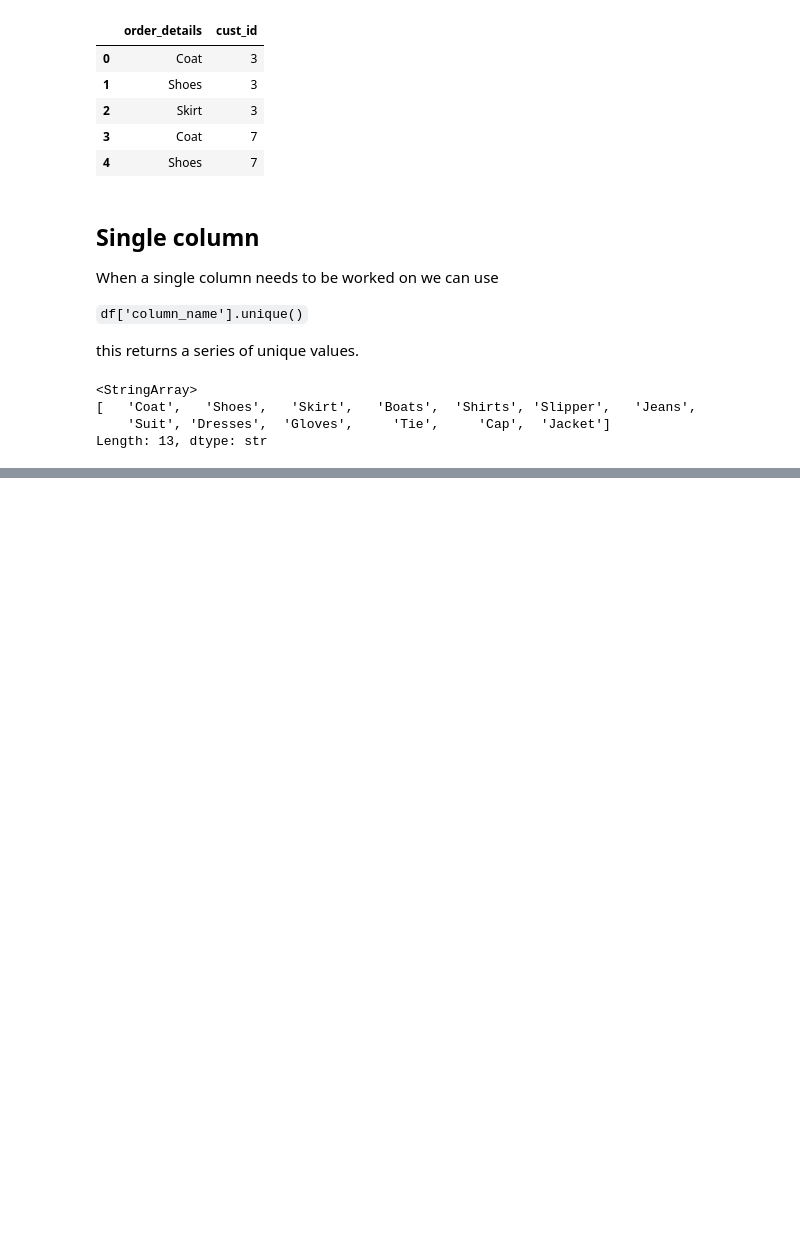
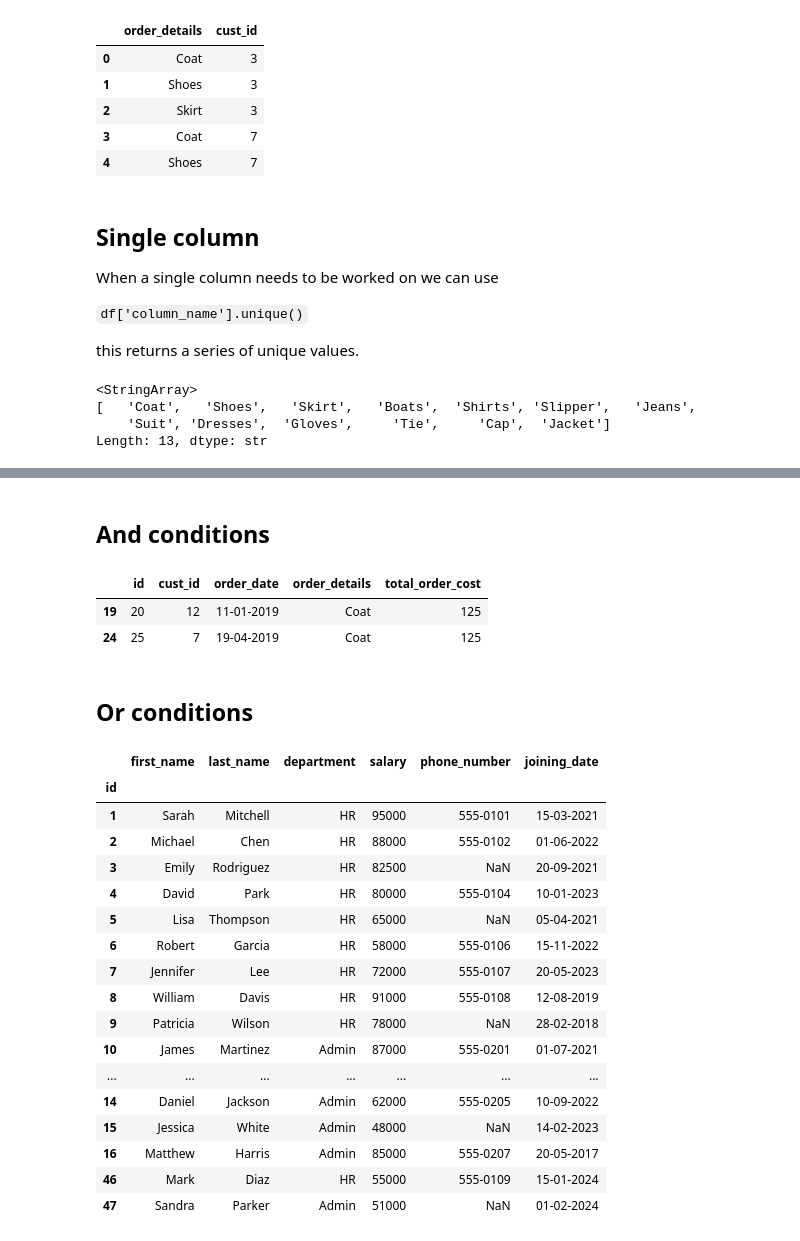
Before and after one commit to Vignesh-S-98/AI-Learn, a Jupyter notebook: basic_pandas.ipynb, the cells around one changed output, grey strips where cells are left out. Cells and saved outputs as stored; diff of their text form; code cells hidden in the pictures; blank space fills up the shorter version.

```diff
--- a/basic_pandas.ipynb
+++ b/basic_pandas.ipynb
@@ -382,0 +573,37 @@ Length: 13, dtype: str
+# %% [markdown]
+## And conditions
+# %%
+odf1[
+    (odf1["order_details"] == "Coat") &
+    (odf1["total_order_cost"] > 100)
+]
+# %% [output]
+|  | id | cust_id | order_date | order_details | total_order_cost |
+| 19 | 20 | 12 | 11-01-2019 | Coat | 125 |
+| 24 | 25 | 7 | 19-04-2019 | Coat | 125 |
+# %% [markdown]
+## Or conditions
+# %%
+df[
+    (df.department == "HR") |
+    (df.department == "Admin")
+    ]
+# %% [output]
+|  | first_name | last_name | department | salary | phone_number | joining_date |
+| id |  |  |  |  |  |  |
+| 1 | Sarah | Mitchell | HR | 95000 | 555-0101 | 15-03-2021 |
+| 2 | Michael | Chen | HR | 88000 | 555-0102 | 01-06-2022 |
+| 3 | Emily | Rodriguez | HR | 82500 | NaN | 20-09-2021 |
+| 4 | David | Park | HR | 80000 | 555-0104 | 10-01-2023 |
+| 5 | Lisa | Thompson | HR | 65000 | NaN | 05-04-2021 |
+| 6 | Robert | Garcia | HR | 58000 | 555-0106 | 15-11-2022 |
+| 7 | Jennifer | Lee | HR | 72000 | 555-0107 | 20-05-2023 |
+| 8 | William | Davis | HR | 91000 | 555-0108 | 12-08-2019 |
+| 9 | Patricia | Wilson | HR | 78000 | NaN | 28-02-2018 |
+| 10 | James | Martinez | Admin | 87000 | 555-0201 | 01-07-2021 |
+| ... | ... | ... | ... | ... | ... | ... |
+| 14 | Daniel | Jackson | Admin | 62000 | 555-0205 | 10-09-2022 |
+| 15 | Jessica | White | Admin | 48000 | NaN | 14-02-2023 |
+| 16 | Matthew | Harris | Admin | 85000 | 555-0207 | 20-05-2017 |
+| 46 | Mark | Diaz | HR | 55000 | 555-0109 | 15-01-2024 |
+| 47 | Sandra | Parker | Admin | 51000 | NaN | 01-02-2024 |
```
Also changed, not shown: parts of 90 cells of this notebook, 3 other files.
